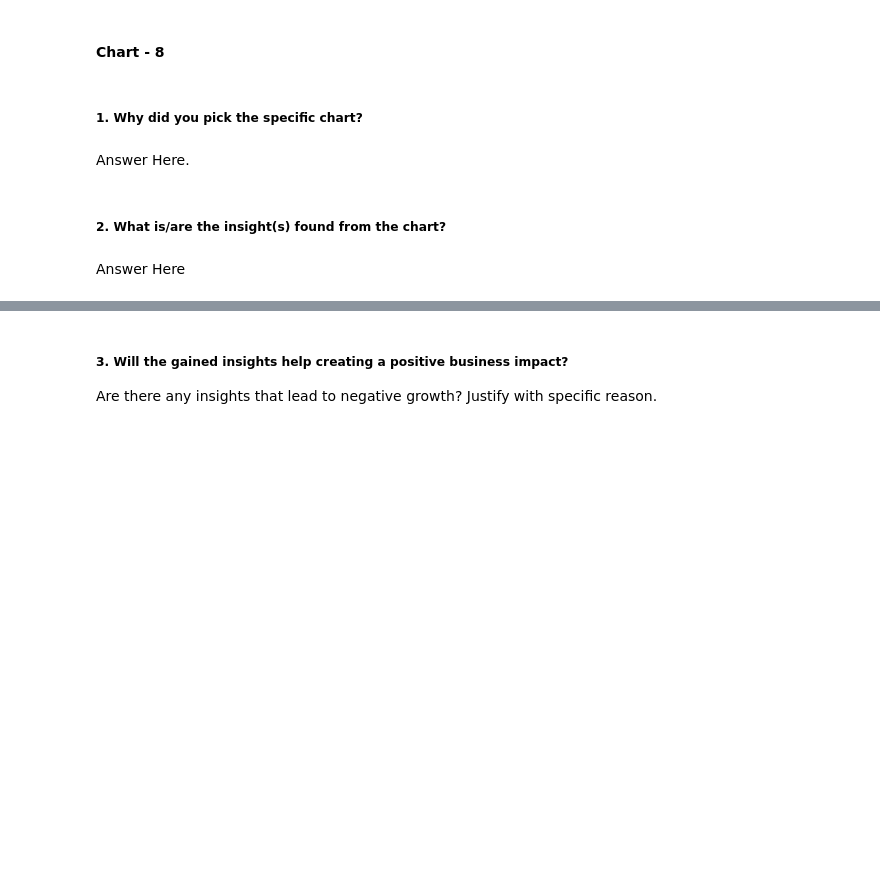
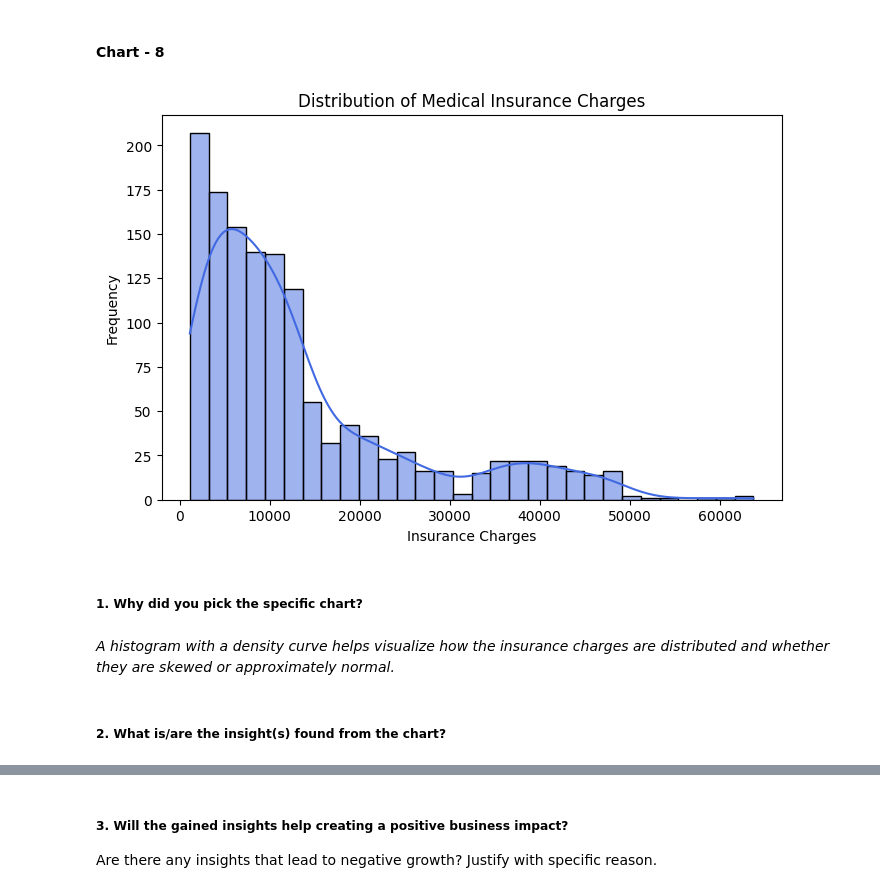
Before and after one commit to GEE2007/Medical-Insurance-Cost-Prediction, a Jupyter notebook: Medical_Insurance_Cost_Prediction.ipynb, the cells around one changed output, grey strips where cells are left out. Cells and saved outputs as stored; diff of their text form; code cells hidden in the pictures; blank space fills up the shorter version.

```diff
--- a/Medical_Insurance_Cost_Prediction.ipynb
+++ b/Medical_Insurance_Cost_Prediction.ipynb
@@ -662,8 +660,19 @@ Are there any insights that lead to negative growth? Justify with specific reaso
+# %%
+# Chart - 8 visualization code
+plt.figure(figsize=(8,5))
+
+sns.histplot(df['charges'], bins=30, kde=True, color='royalblue')
+
+plt.title("Distribution of Medical Insurance Charges")
+plt.xlabel("Insurance Charges")
+plt.ylabel("Frequency")
+
+plt.show()
+# %% [output]
+[figure, added]
 # %% [markdown]
 ##### 1. Why did you pick the specific chart?
-# %% [markdown]
-Answer Here.
+# %% [markdown]
+*A histogram with a density curve helps visualize how the insurance charges are distributed and whether they are skewed or approximately normal.*
 # %% [markdown]
 ##### 2. What is/are the insight(s) found from the chart?
-# %% [markdown]
-Answer Here
```
Also changed, not shown: parts of 54 cells of this notebook.
